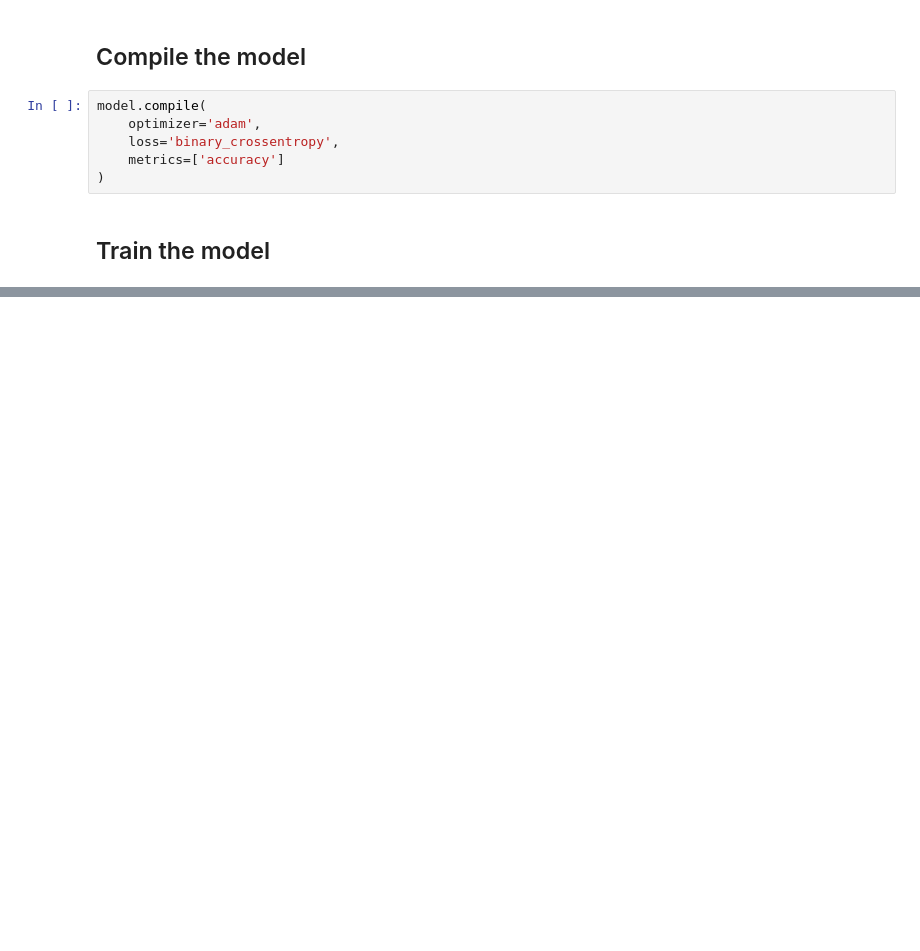
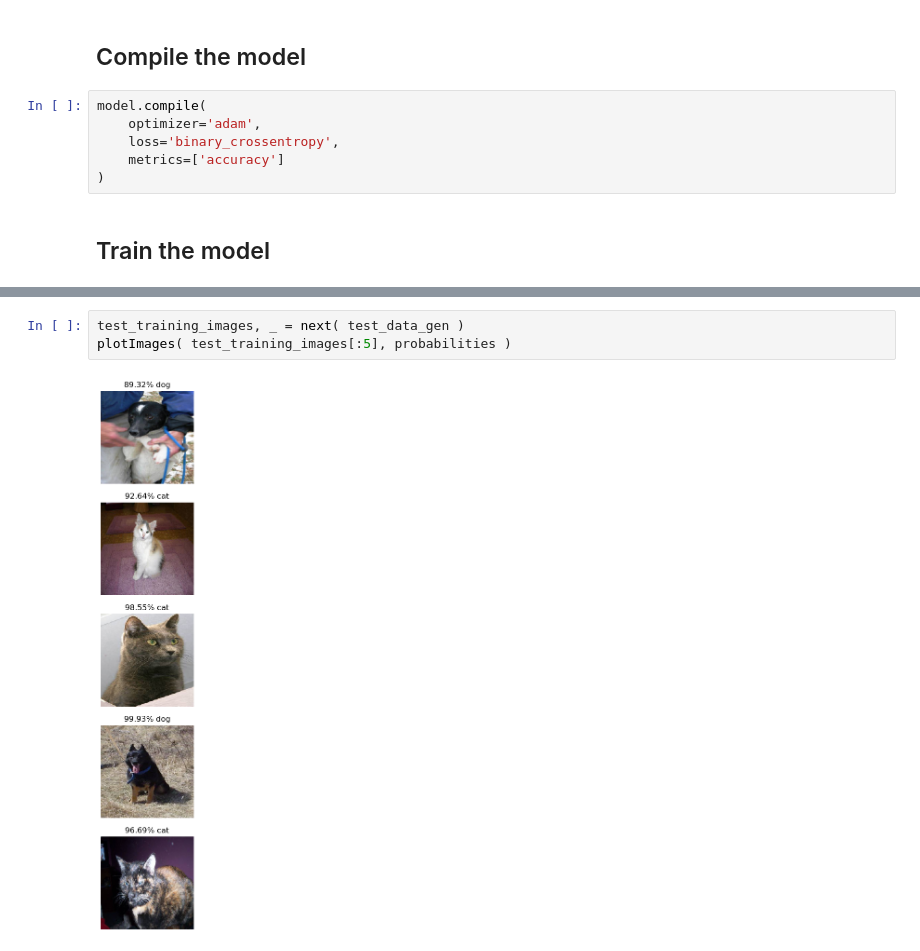
Before and after one commit to LeonSilva15/fcc-machine-learning, a Jupyter notebook: cat_dog_classifier.ipynb, the cells around one changed output, grey strips where cells are left out. Cells and saved outputs as stored; diff of their text form; blank space fills up the shorter version.

```diff
--- a/cat_dog_classifier.ipynb
+++ b/cat_dog_classifier.ipynb
@@ -200,0 +228,5 @@ Epoch 5/50
+# %%
+test_training_images, _ = next( test_data_gen )
+plotImages( test_training_images[:5], probabilities )
+# %% [output]
+[figure, added]
```
Also changed, not shown: parts of 13 cells of this notebook, 1 other file.
